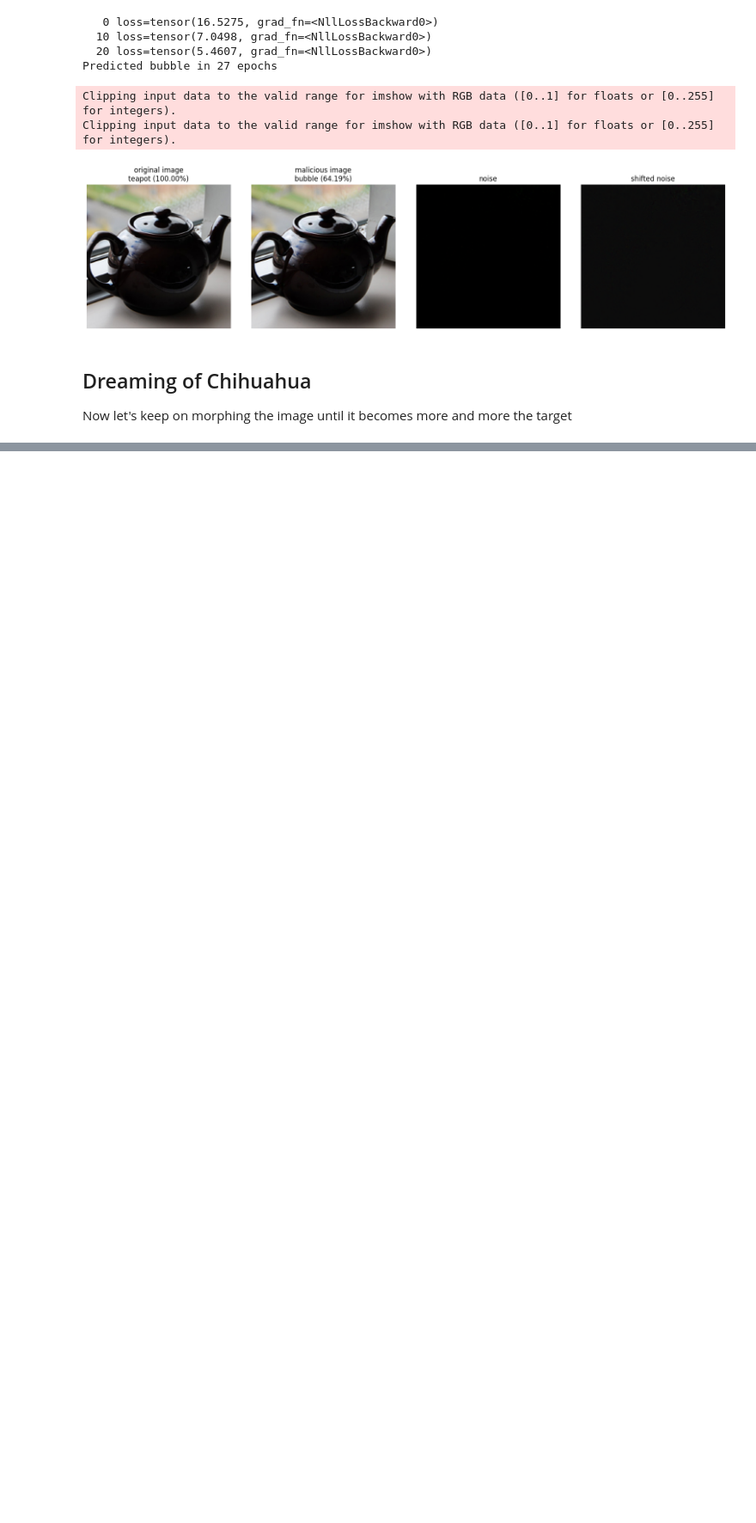
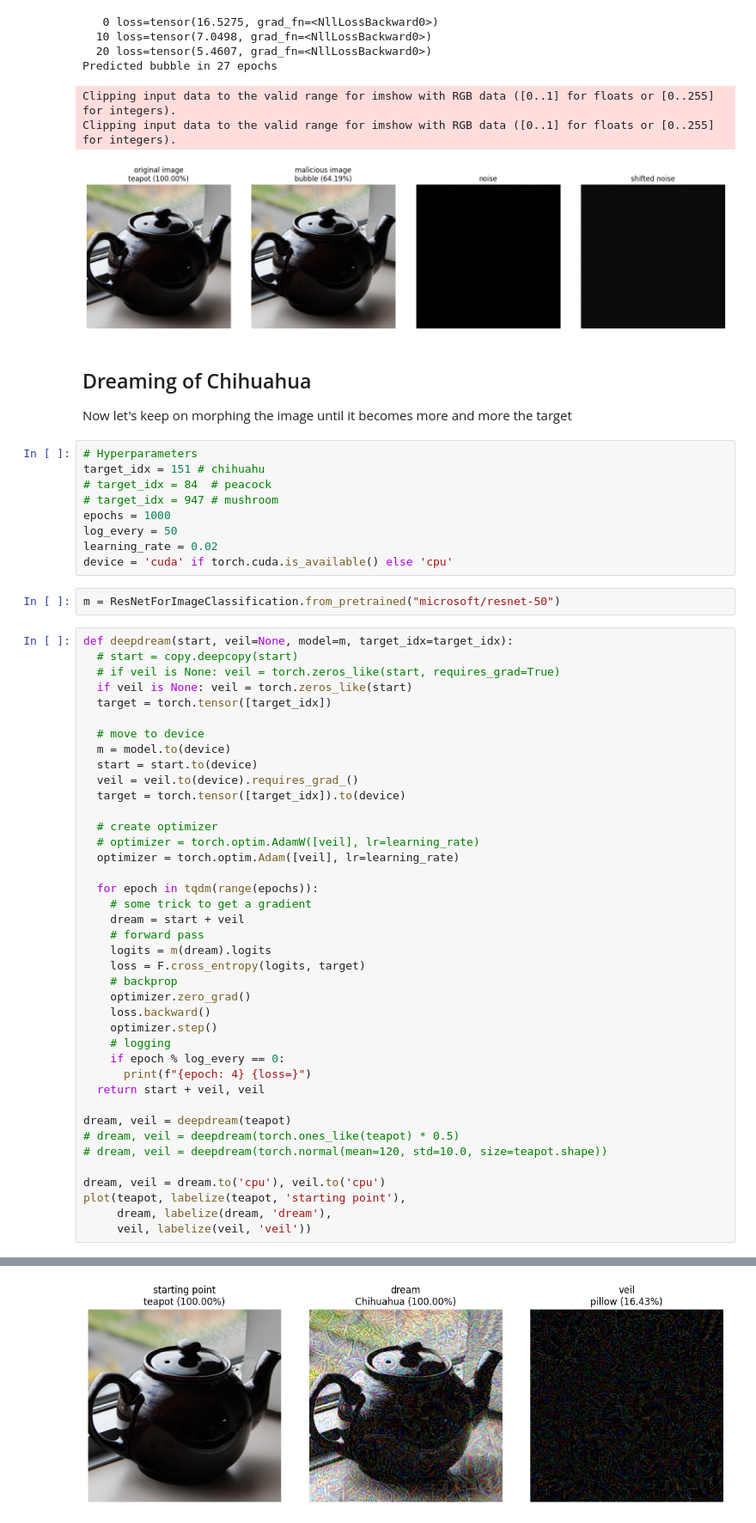
Before and after one commit to peluche/mimic, a Jupyter notebook: teapot.ipynb, the cells around one changed output, grey strips where cells are left out. Shown at 86% size. Saved outputs shown, nothing was run; the diff lists cells and outputs as text; blank space fills up the shorter version.

Commit message:
experiment with dreaming + cuda

```diff
--- a/teapot.ipynb
+++ b/teapot.ipynb
@@ -242,3 +242,55 @@ Clipping input data to the valid range for imshow with RGB data ([0..1] for floa
 # %% [markdown]
 ## Dreaming of Chihuahua
 Now let's keep on morphing the image until it becomes more and more the target
+# %%
+# Hyperparameters
+target_idx = 151 # chihuahu
+# target_idx = 84  # peacock
+# target_idx = 947 # mushroom
+epochs = 1000
+log_every = 50
+learning_rate = 0.02
+device = 'cuda' if torch.cuda.is_available() else 'cpu'
+# %%
+m = ResNetForImageClassification.from_pretrained("microsoft/resnet-50")
+# %%
+def deepdream(start, veil=None, model=m, target_idx=target_idx):
+  # start = copy.deepcopy(start)
+  # if veil is None: veil = torch.zeros_like(start, requires_grad=True)
+  if veil is None: veil = torch.zeros_like(start)
+  target = torch.tensor([target_idx])
+
+  # move to device
+  m = model.to(device)
+  start = start.to(device)
+  veil = veil.to(device).requires_grad_()
+  target = torch.tensor([target_idx]).to(device)
+
+  # create optimizer
+  # optimizer = torch.optim.AdamW([veil], lr=learning_rate)
+  optimizer = torch.optim.Adam([veil], lr=learning_rate)
+
+  for epoch in tqdm(range(epochs)):
+    # some trick to get a gradient
+    dream = start + veil
+    # forward pass
+    logits = m(dream).logits
+    loss = F.cross_entropy(logits, target)
+    # backprop
+    optimizer.zero_grad()
+    loss.backward()
+    optimizer.step()
+    # logging
+    if epoch % log_every == 0:
+      print(f"{epoch: 4} {loss=}")
+  return start + veil, veil
+
+dream, veil = deepdream(teapot)
+# dream, veil = deepdream(torch.ones_like(teapot) * 0.5)
+# dream, veil = deepdream(torch.normal(mean=120, std=10.0, size=teapot.shape))
+
+dream, veil = dream.to('cpu'), veil.to('cpu')
+plot(teapot, labelize(teapot, 'starting point'),
+     dream, labelize(dream, 'dream'),
+     veil, labelize(veil, 'veil'))
+# %% [output]
@@ -244,0 +319 @@ Now let's keep on morphing the image until it becomes more and more the target
+[figure, added]
```
Also changed, not shown: parts of 5 cells of this notebook.
